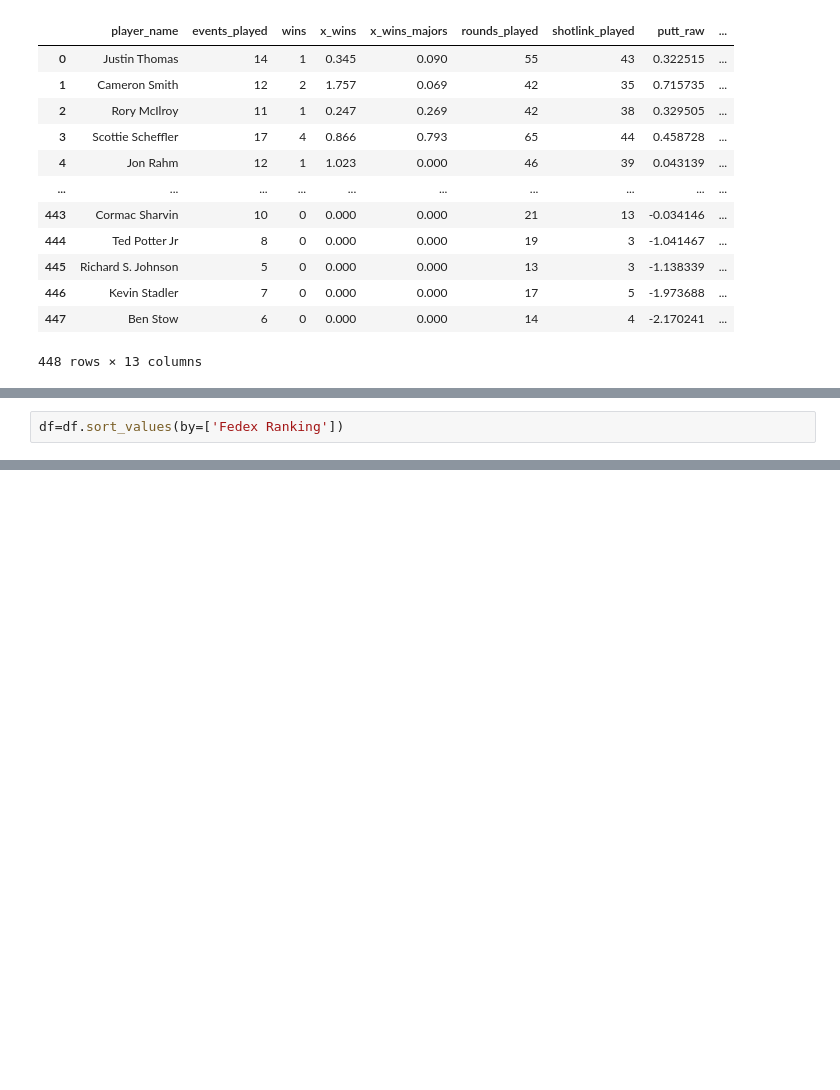
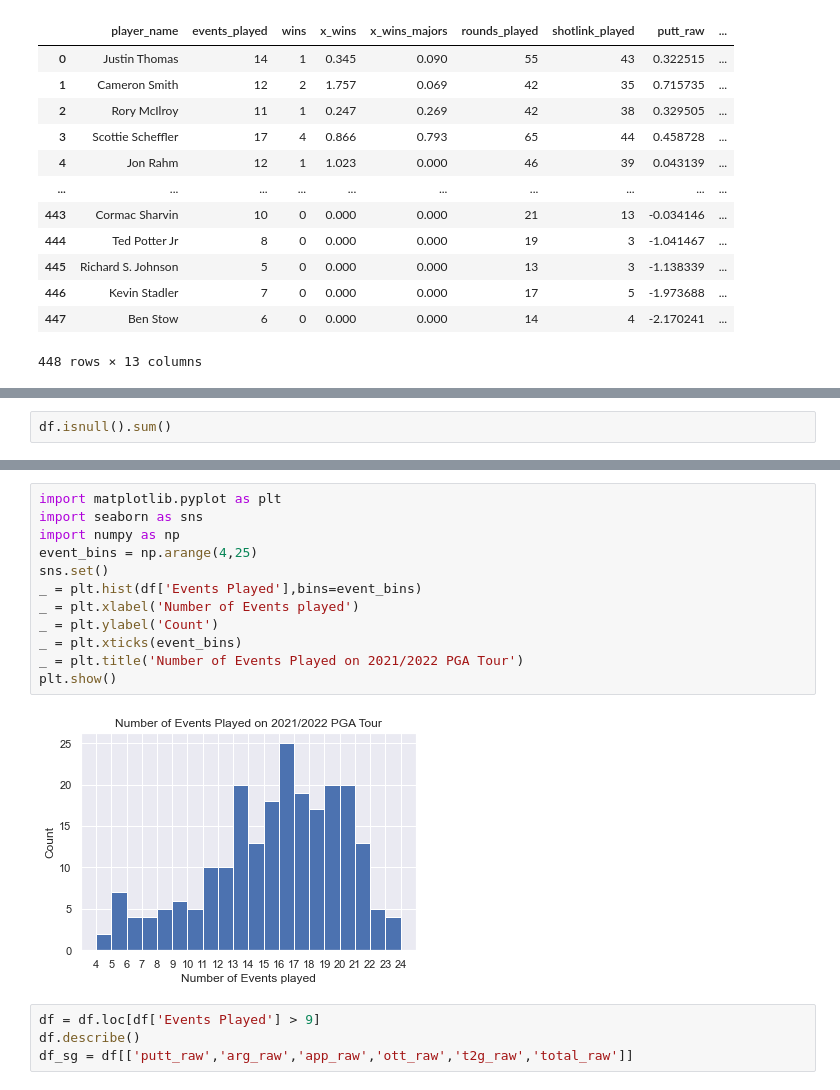
Before and after one commit to eimhincullen/UCDAPA_eimhincullen, a Jupyter notebook: UCDProjectV1.ipynb, the cells around one changed output, grey strips where cells are left out. Saved outputs shown, nothing was run; the diff lists cells and outputs as text; blank space fills up the shorter version.

```diff
--- a/UCDProjectV1.ipynb
+++ b/UCDProjectV1.ipynb
@@ -175,2 +177,2 @@ df
 # %%
-df=df.sort_values(by=['Fedex Ranking'])
+df.isnull().sum()
@@ -176,0 +206,18 @@ df=df.sort_values(by=['Fedex Ranking'])
+# %%
+import matplotlib.pyplot as plt
+import seaborn as sns
+import numpy as np
+event_bins = np.arange(4,25)
+sns.set()
+_ = plt.hist(df['Events Played'],bins=event_bins)
+_ = plt.xlabel('Number of Events played')
+_ = plt.ylabel('Count')
+_ = plt.xticks(event_bins)
+_ = plt.title('Number of Events Played on 2021/2022 PGA Tour')
+plt.show()
+# %% [output]
+[figure, added]
+# %%
+df = df.loc[df['Events Played'] > 9]
+df.describe()
+df_sg = df[['putt_raw','arg_raw','app_raw','ott_raw','t2g_raw','total_raw']]
```
Also changed, not shown: parts of 20 cells of this notebook.
